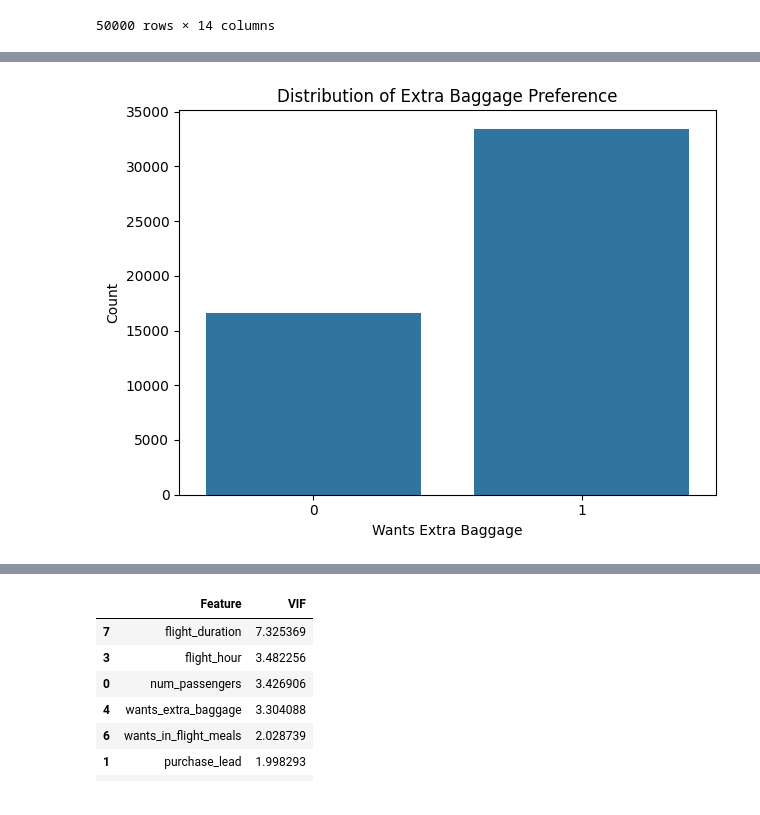
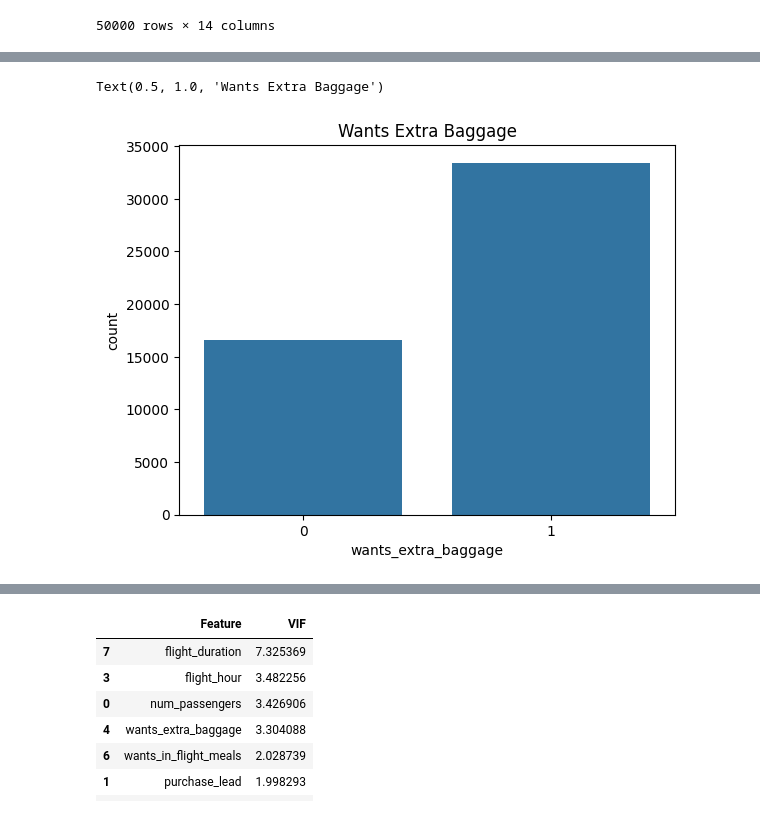
Before and after one commit to meet-vasita/British-Airways-Customer-Booking-Classification-Model, a Jupyter notebook: British_Airways.ipynb, the cells around one changed output, grey strips where cells are left out. Saved outputs shown, nothing was run; the diff lists cells and outputs as text; code cells hidden in the pictures.

```diff
--- a/British_Airways.ipynb
+++ b/British_Airways.ipynb
@@ -106,9 +121,6 @@ plt.show()
 # %%
-sns.countplot(x='wants_extra_baggage', data=df)
-plt.title('Distribution of Extra Baggage Preference')
-plt.xlabel('Wants Extra Baggage')
-plt.ylabel('Count')
-plt.tight_layout()
-plt.show()
+sns.countplot(x='wants_extra_baggage',data=df)
+plt.title('Wants Extra Baggage')
 # %% [output]
+Text(0.5, 1.0, 'Wants Extra Baggage')
-[figure, old version]
+[figure, new version]
```
Also changed, not shown: parts of 36 cells of this notebook, 8 other files.
